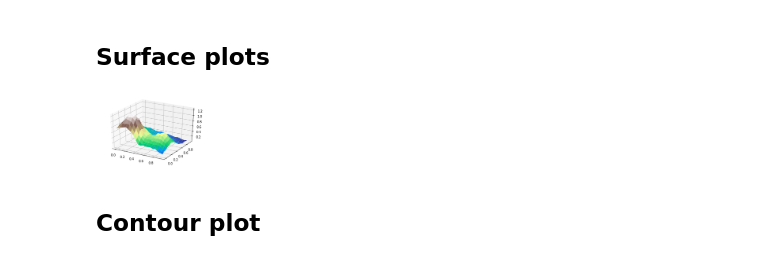
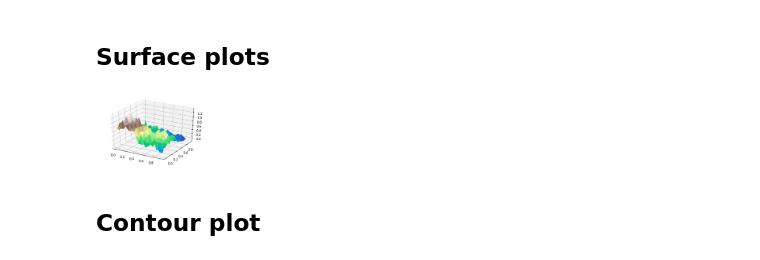
Before and after one commit to bjorngronntun/FYS-STK4155-project1, a Jupyter notebook: notebooks/20190905-visualizing-franke.ipynb, the cells around one changed output. Drawn from its saved outputs; the diff is of its cells as text; code cells hidden in the pictures.

Commit message:
Working on visualisation

```diff
--- a/notebooks/20190905-visualizing-franke.ipynb
+++ b/notebooks/20190905-visualizing-franke.ipynb
@@ -22,3 +12,13 @@ for noise in noises:
+# %%
+df_X = pd.read_csv('../data/generated/X.csv')
+x = np.array(df_X[['1']]).reshape((20, 20))
+y = np.array(df_X[['2']]).reshape((20, 20))
+df_z_no_noise = pd.read_csv('../data/generated/no_noise.csv')
+df_z_some_noise = pd.read_csv('../data/generated/some_noise.csv')
+df_z_noisy = pd.read_csv('../data/generated/noisy.csv')
+z_no_noise = np.array(df_z_no_noise['0']).reshape((20, 20))
+z_some_noise = np.array(df_z_some_noise['0']).reshape((20, 20))
+z_noisy = np.array(df_z_noisy['0']).reshape((20, 20))
 # %% [markdown]
 # Some basic properties of the Franke Function
 In order to have some understanding of the Franke function with or without added noise, we make the following table
@@ -48,10 +48,10 @@ for z in z_values:
 # %%
 fig = plt.figure()
 ax = fig.gca(projection='3d')
-surf = ax.plot_surface(x, y, z, cmap='terrain')
+surf = ax.plot_surface(x, y, z_some_noise, cmap='terrain')
 plt.savefig('../reports/figures/test.png')
 plt.show()
 # %% [output]
-[figure, old version]
+[figure, new version]
 # %% [markdown]
 ## Contour plot
```
Also changed, not shown: parts of 4 cells of this notebook, 3 other files.
